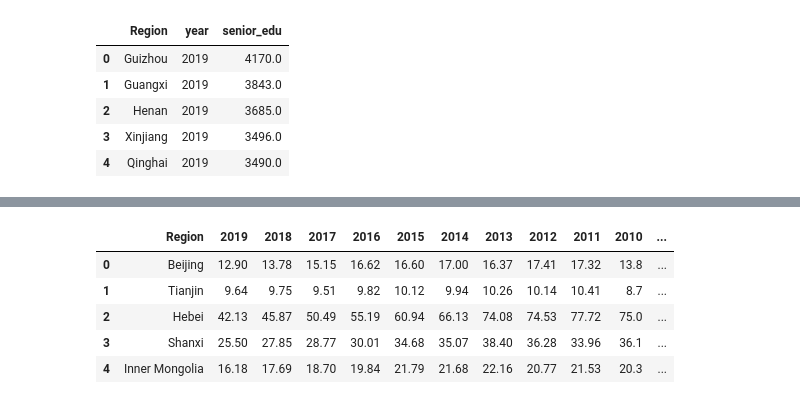
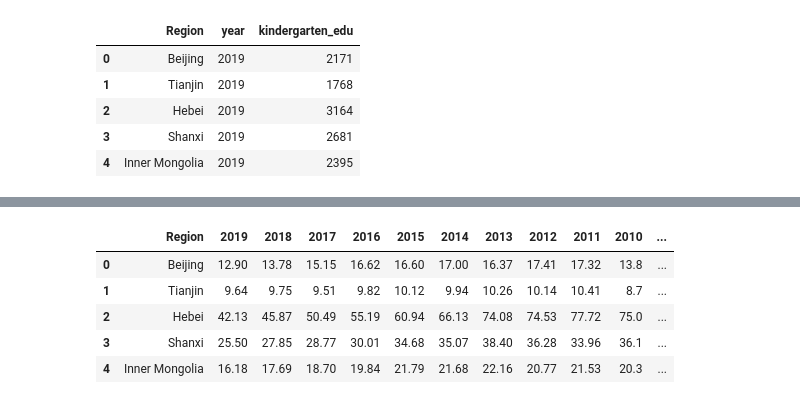
Before and after one commit to mexiliang/umich-591, a Jupyter notebook: Scatterplot.ipynb, the cells around one changed output, grey strips where cells are left out. Drawn from its saved outputs; the diff is of its cells as text; code cells hidden in the pictures.

```diff
--- a/Scatterplot.ipynb
+++ b/Scatterplot.ipynb
@@ -62,10 +143,10 @@ senior_sec_edu_df.head()
 # %%
-senior_sec_edu_df = senior_sec_edu_df.melt(id_vars='Region', var_name='year', value_name='senior_edu')
-senior_sec_edu_df.head()
+kindergarten_edu_df = kindergarten_edu_df.melt(id_vars='Region', var_name='year', value_name='kindergarten_edu')
+kindergarten_edu_df.head()
 # %% [output]
-|  | Region | year | senior_edu |
-| 0 | Guizhou | 2019 | 4170.0 |
-| 1 | Guangxi | 2019 | 3843.0 |
-| 2 | Henan | 2019 | 3685.0 |
-| 3 | Xinjiang | 2019 | 3496.0 |
-| 4 | Qinghai | 2019 | 3490.0 |
+|  | Region | year | kindergarten_edu |
+| 0 | Beijing | 2019 | 2171 |
+| 1 | Tianjin | 2019 | 1768 |
+| 2 | Hebei | 2019 | 3164 |
+| 3 | Shanxi | 2019 | 2681 |
+| 4 | Inner Mongolia | 2019 | 2395 |
```
Also changed, not shown: parts of 57 cells of this notebook.
